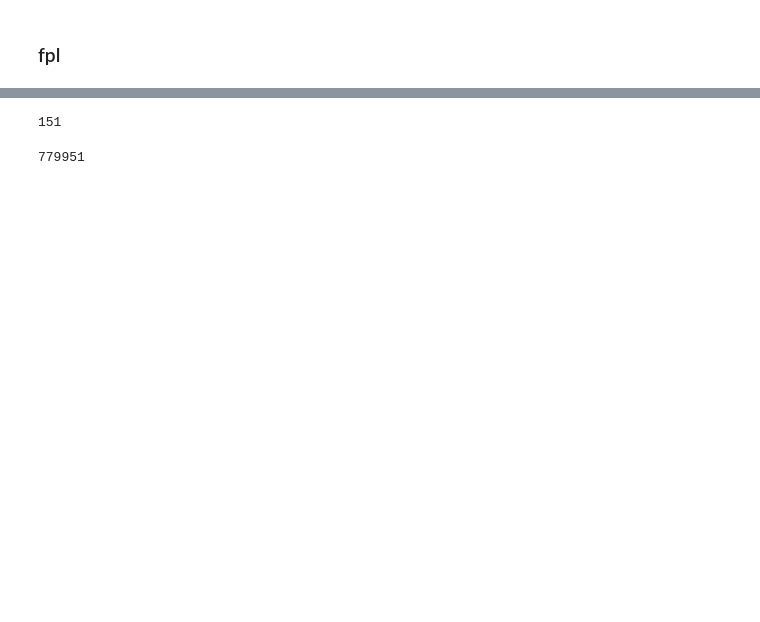
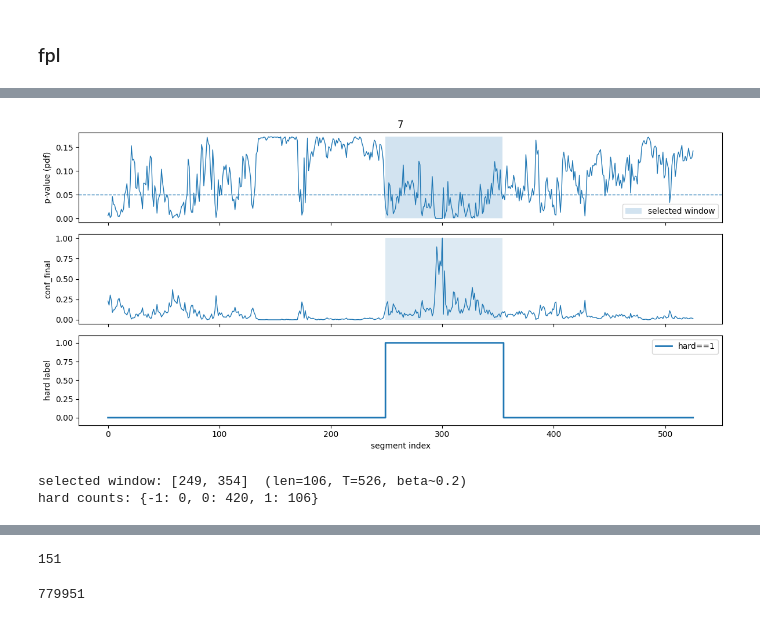
Before and after one commit to deepvad-team/video-anomaly-detection, a Jupyter notebook: notebooks/Unsupervised_PL_C2FPL.ipynb, the cells around one changed output, grey strips where cells are left out. Cells and saved outputs as stored; diff of their text form; code cells hidden in the pictures; blank space fills up the shorter version.

```diff
--- a/notebooks/Unsupervised_PL_C2FPL.ipynb
+++ b/notebooks/Unsupervised_PL_C2FPL.ipynb
@@ -322,3 +396,31 @@ mu_GMM, var_GMM = estimate_gauss(np.array(l2_norms_N))
 # probability model
 from scipy.stats import multivariate_normal
 p = multivariate_normal(mu_GMM, var_GMM)
+# %%
+import numpy as np
+
+def compute_probs_and_conf_final(sample, p, eps=1e-12):
+    sample_matrix = get_matrix(sample)
+    probs = p.pdf(sample_matrix)
+    probs = np.asarray(probs, dtype=np.float64)
+
+    m = len(probs)
+    if m == 0:
+        return probs.astype(np.float64), np.zeros((0,), dtype=np.float32)
+
+    # anomaly evidence: -log(p)
+    conf = -np.log(probs + eps)
+
+    # normalize to [0,1] (video-wise)
+    conf = (conf - conf.min()) / (conf.max() - conf.min() + eps)
+
+    # change magnitude
+    #delta = np.abs(np.diff(conf, prepend=conf[0]))
+
+    # combine + renorm
+    #conf_final = conf * delta
+    #conf_final = (conf_final - conf_final.min()) / (conf_final.max() - conf_final.min() + eps)
+    #conf_final = np.clip(conf_final, 0.0, 1.0).astype(np.float32)
+    conf_final = conf.astype(np.float32)
+
+    return probs, conf_final
@@ -324,0 +467,13 @@ p = multivariate_normal(mu_GMM, var_GMM)
+# %%
+for (idel, sample) in normal_set.items():
+    probs, conf_final = compute_probs_and_conf_final(sample, p)
+    m = len(conf_final)
+
+    hard = np.zeros(m, dtype=np.int8)          # ✅ 정상은 전구간 0
+    win_mask = np.zeros(m, dtype=np.uint8)     # 디버그용(없어도 됨)
+
+    ground_truth[idel] = {
+        "conf": conf_final,
+        "hard": hard,
+        "win": win_mask,
+    }
@@ -324,0 +558,8 @@ p = multivariate_normal(mu_GMM, var_GMM)
+# %%
+idel = list(abnormal_set.keys())[3]   # 혹은 특정 id
+sample = abnormal_set[idel]
+plot_fpl_debug(sample, p, ground_truth[idel], beta=beta, alpha=0.05, title=str(idel))
+# %% [output]
+[figure, added]
+selected window: [249, 354]  (len=106, T=526, beta~0.2)
+hard counts: {-1: 0, 0: 420, 1: 106}
```
Also changed, not shown: parts of 25 cells of this notebook, 9 other files.
